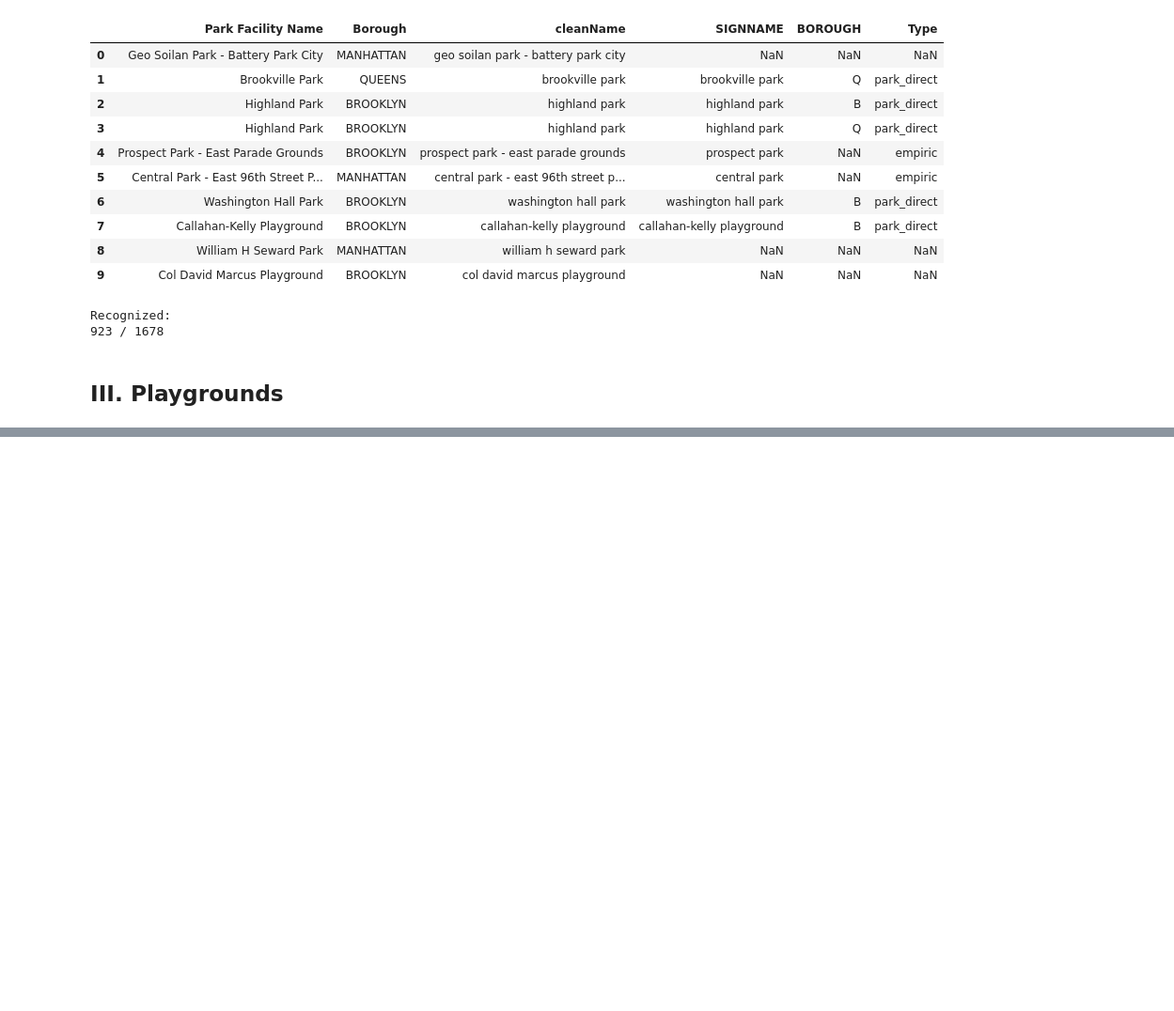
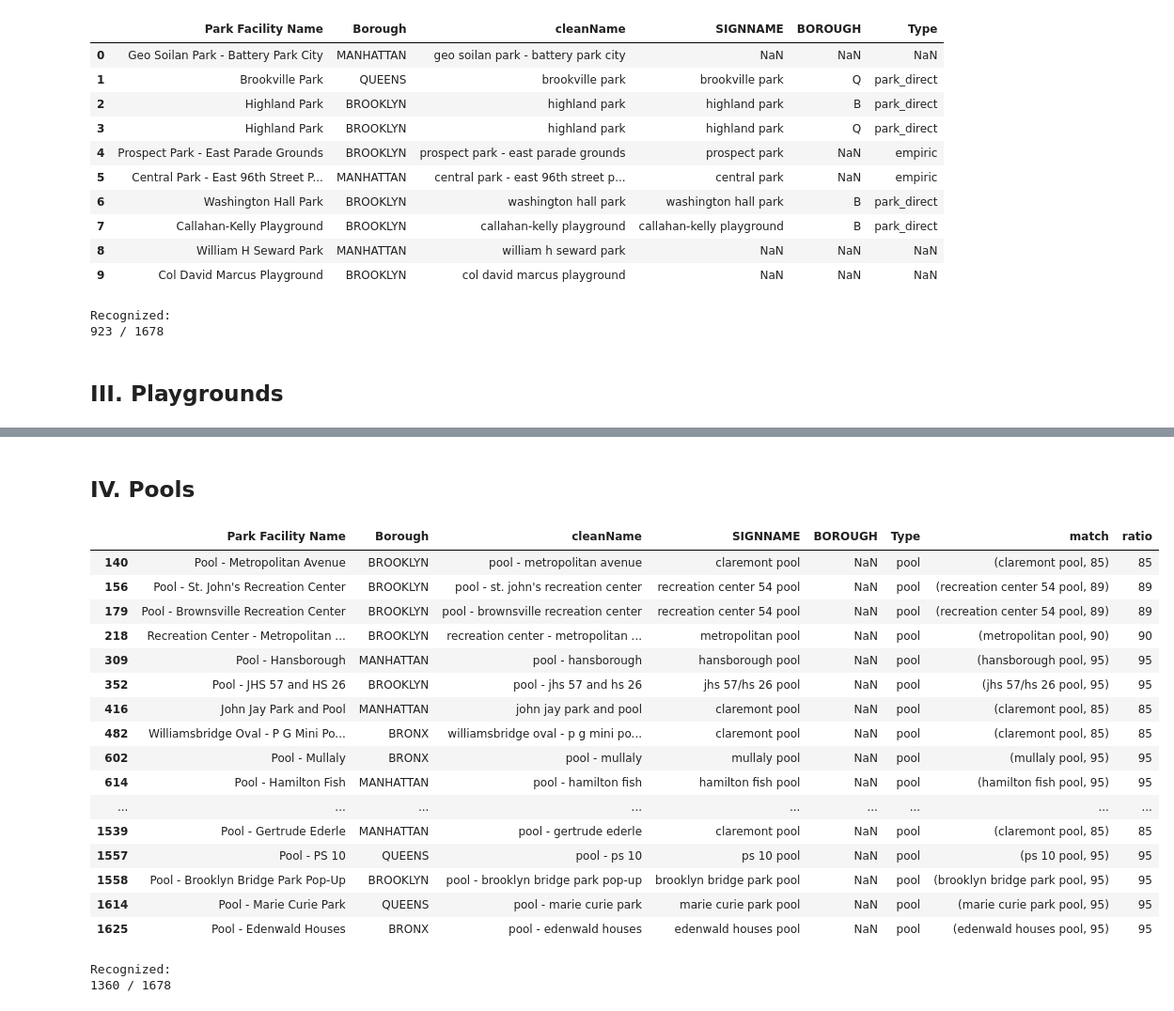
Before and after one commit to gdobler/parqa, a Jupyter notebook: 311/ONTOLOGY/Ontology2.0.ipynb, the cells around one changed output, grey strips where cells are left out. Shown at 94% size. Cells and saved outputs as stored; diff of their text form; code cells hidden in the pictures; blank space fills up the shorter version.

Commit message:
pools, beaches, etc

```diff
--- a/311/ONTOLOGY/Ontology2.0.ipynb
+++ b/311/ONTOLOGY/Ontology2.0.ipynb
@@ -163,0 +187,2 @@ cParksMatched[pd.isnull(cParksMatched.SIGNNAME)][cParksMatched.cleanName.str.con
+# %% [markdown]
+## IV. Pools
@@ -163,0 +191,38 @@ cParksMatched[pd.isnull(cParksMatched.SIGNNAME)][cParksMatched.cleanName.str.con
+# %%
+cParksMatched.ix[pd.isnull(cParksMatched.SIGNNAME) & cParksMatched.cleanName.str.contains('pool'), 'Type'] = 'pool'
+# cParksMatched[cParksMatched.Type=='pool']
+# %%
+cParksMatched.ix[cParksMatched.Type=='pool', 'match'] = \
+cParksMatched.ix[cParksMatched.Type=='pool', 'cleanName'].apply(lambda x: process.extractOne(x, pools))
+# %%
+cParksMatched.ix[cParksMatched.Type=='pool', 'SIGNNAME'] = \
+cParksMatched.ix[cParksMatched.Type=='pool', 'match'].apply(lambda x: x[0])
+
+cParksMatched.ix[cParksMatched.Type=='pool', 'ratio'] = \
+cParksMatched.ix[cParksMatched.Type=='pool', 'match'].apply(lambda x: x[1])
+# %%
+cParksMatched[cParksMatched.Type=='pool']
+# %% [output]
+|  | Park Facility Name | Borough | cleanName | SIGNNAME | BOROUGH | Type | match | ratio |
+| 140 | Pool - Metropolitan Avenue | BROOKLYN | pool - metropolitan avenue | claremont pool | NaN | pool | (claremont pool, 85) | 85 |
+| 156 | Pool - St. John's Recreation Center | BROOKLYN | pool - st. john's recreation center | recreation center 54 pool | NaN | pool | (recreation center 54 pool, 89) | 89 |
+| 179 | Pool - Brownsville Recreation Center | BROOKLYN | pool - brownsville recreation center | recreation center 54 pool | NaN | pool | (recreation center 54 pool, 89) | 89 |
+| 218 | Recreation Center - Metropolitan ... | BROOKLYN | recreation center - metropolitan ... | metropolitan pool | NaN | pool | (metropolitan pool, 90) | 90 |
+| 309 | Pool - Hansborough | MANHATTAN | pool - hansborough | hansborough pool | NaN | pool | (hansborough pool, 95) | 95 |
+| 352 | Pool - JHS 57 and HS 26 | BROOKLYN | pool - jhs 57 and hs 26 | jhs 57/hs 26 pool | NaN | pool | (jhs 57/hs 26 pool, 95) | 95 |
+| 416 | John Jay Park and Pool | MANHATTAN | john jay park and pool | claremont pool | NaN | pool | (claremont pool, 85) | 85 |
+| 482 | Williamsbridge Oval - P G Mini Po... | BRONX | williamsbridge oval - p g mini po... | claremont pool | NaN | pool | (claremont pool, 85) | 85 |
+| 602 | Pool - Mullaly | BRONX | pool - mullaly | mullaly pool | NaN | pool | (mullaly pool, 95) | 95 |
+| 614 | Pool - Hamilton Fish | MANHATTAN | pool - hamilton fish | hamilton fish pool | NaN | pool | (hamilton fish pool, 95) | 95 |
+| ... | ... | ... | ... | ... | ... | ... | ... | ... |
+| 1539 | Pool - Gertrude Ederle | MANHATTAN | pool - gertrude ederle | claremont pool | NaN | pool | (claremont pool, 85) | 85 |
+| 1557 | Pool - PS 10 | QUEENS | pool - ps 10 | ps 10 pool | NaN | pool | (ps 10 pool, 95) | 95 |
+| 1558 | Pool - Brooklyn Bridge Park Pop-Up | BROOKLYN | pool - brooklyn bridge park pop-up | brooklyn bridge park pool | NaN | pool | (brooklyn bridge park pool, 95) | 95 |
+| 1614 | Pool - Marie Curie Park | QUEENS | pool - marie curie park | marie curie park pool | NaN | pool | (marie curie park pool, 95) | 95 |
+| 1625 | Pool - Edenwald Houses | BRONX | pool - edenwald houses | edenwald houses pool | NaN | pool | (edenwald houses pool, 95) | 95 |
+# %%
+print 'Recognized:'
+print len(cParksMatched[pd.notnull(cParksMatched.SIGNNAME)]), '/', len(cParksMatched)
+# %% [output]
+Recognized:
+1360 / 1678
```
Also changed, not shown: parts of 10 cells of this notebook, 3 other files.
